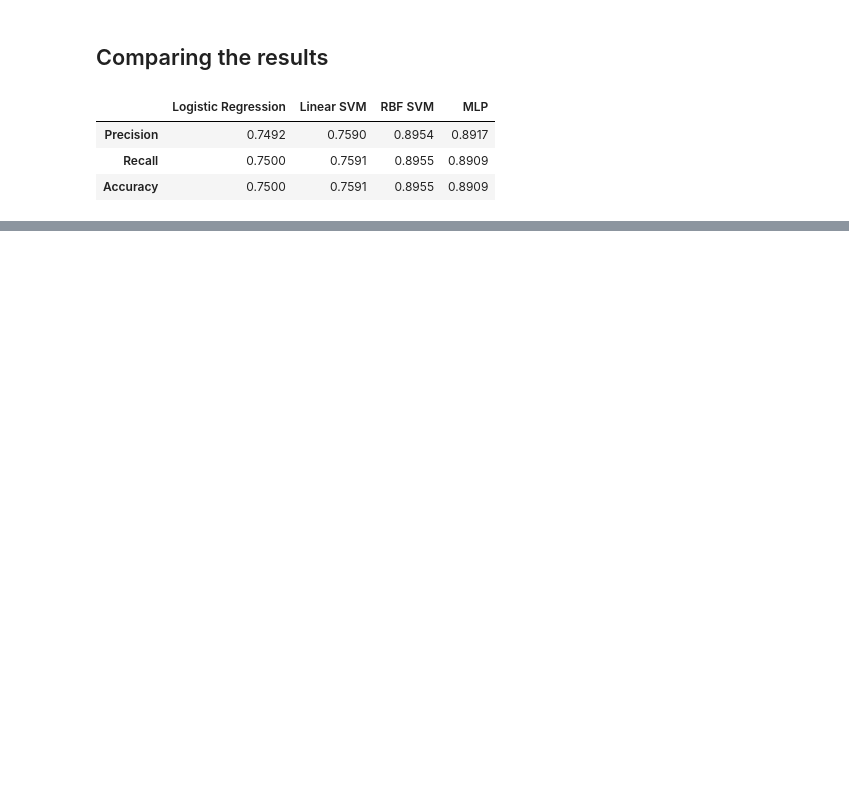
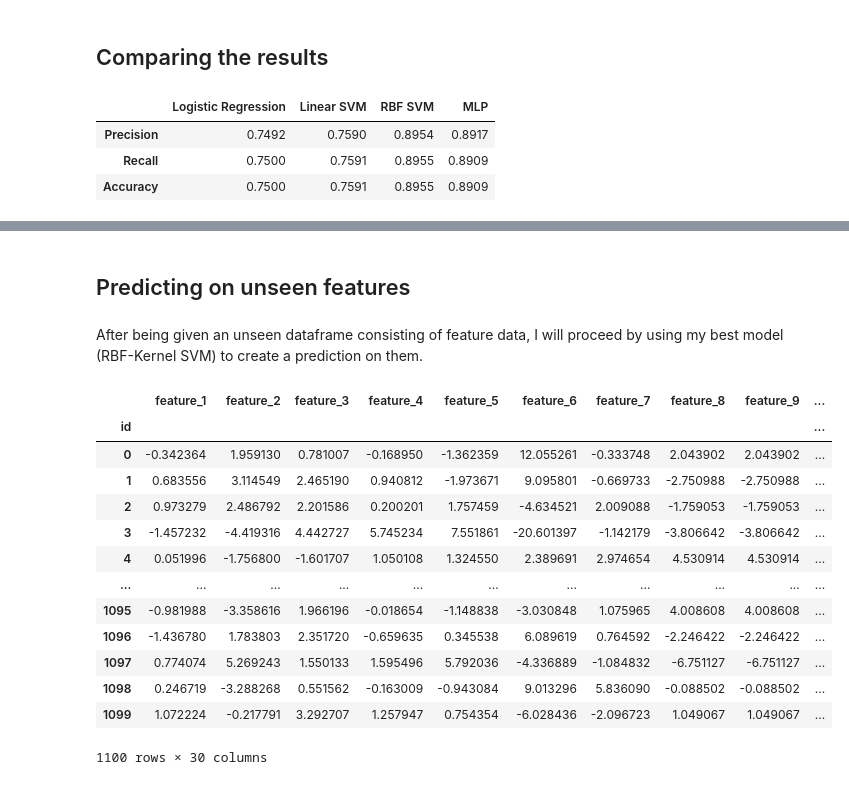
Before and after one commit to andreafabbricatore/ml_individual_project, a Jupyter notebook: project.ipynb, the cells around one changed output, grey strips where cells are left out. Cells and saved outputs as stored; diff of their text form; code cells hidden in the pictures; blank space fills up the shorter version.

Commit message:
created predictions

```diff
--- a/project.ipynb
+++ b/project.ipynb
@@ -626,0 +642,22 @@ display(results)
+# %% [markdown]
+## Predicting on unseen features
+# %% [markdown]
+After being given an unseen dataframe consisting of feature data, I will proceed by using my best model (RBF-Kernel SVM) to create a prediction on them.
+# %%
+unseen_df = pd.read_csv("mldata_0003160153.TEST_FEATURES.csv", index_col=0)
+display(unseen_df)
+# %% [output]
+|  | feature_1 | feature_2 | feature_3 | feature_4 | feature_5 | feature_6 | feature_7 | feature_8 | feature_9 | ... |
+| id |  |  |  |  |  |  |  |  |  | ... |
+| 0 | -0.342364 | 1.959130 | 0.781007 | -0.168950 | -1.362359 | 12.055261 | -0.333748 | 2.043902 | 2.043902 | ... |
+| 1 | 0.683556 | 3.114549 | 2.465190 | 0.940812 | -1.973671 | 9.095801 | -0.669733 | -2.750988 | -2.750988 | ... |
+| 2 | 0.973279 | 2.486792 | 2.201586 | 0.200201 | 1.757459 | -4.634521 | 2.009088 | -1.759053 | -1.759053 | ... |
+| 3 | -1.457232 | -4.419316 | 4.442727 | 5.745234 | 7.551861 | -20.601397 | -1.142179 | -3.806642 | -3.806642 | ... |
+| 4 | 0.051996 | -1.756800 | -1.601707 | 1.050108 | 1.324550 | 2.389691 | 2.974654 | 4.530914 | 4.530914 | ... |
+| ... | ... | ... | ... | ... | ... | ... | ... | ... | ... | ... |
+| 1095 | -0.981988 | -3.358616 | 1.966196 | -0.018654 | -1.148838 | -3.030848 | 1.075965 | 4.008608 | 4.008608 | ... |
+| 1096 | -1.436780 | 1.783803 | 2.351720 | -0.659635 | 0.345538 | 6.089619 | 0.764592 | -2.246422 | -2.246422 | ... |
+| 1097 | 0.774074 | 5.269243 | 1.550133 | 1.595496 | 5.792036 | -4.336889 | -1.084832 | -6.751127 | -6.751127 | ... |
+| 1098 | 0.246719 | -3.288268 | 0.551562 | -0.163009 | -0.943084 | 9.013296 | 5.836090 | -0.088502 | -0.088502 | ... |
+| 1099 | 1.072224 | -0.217791 | 3.292707 | 1.257947 | 0.754354 | -6.028436 | -2.096723 | 1.049067 | 1.049067 | ... |
+1100 rows × 30 columns
```
Also changed, not shown: parts of 27 cells of this notebook, 2 other files.
